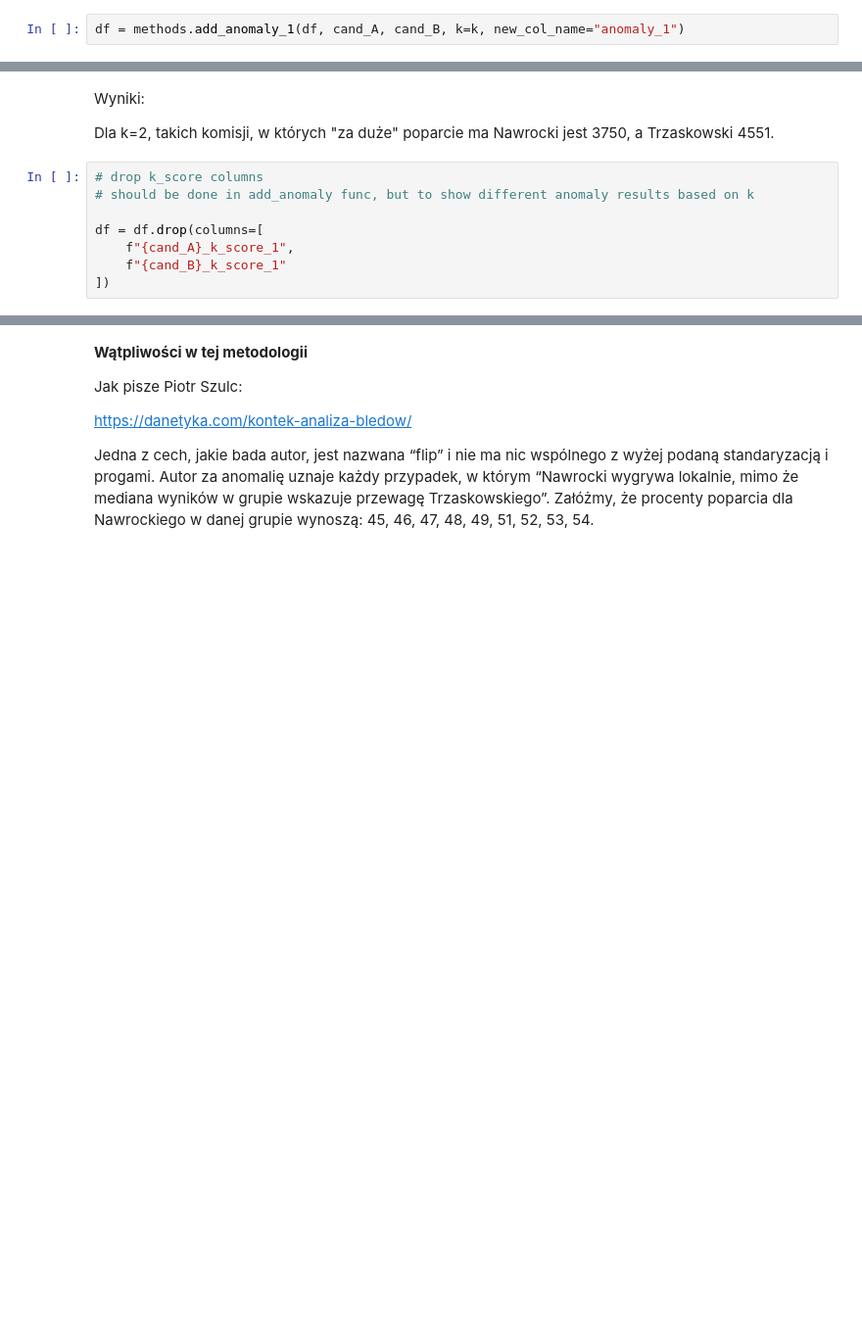
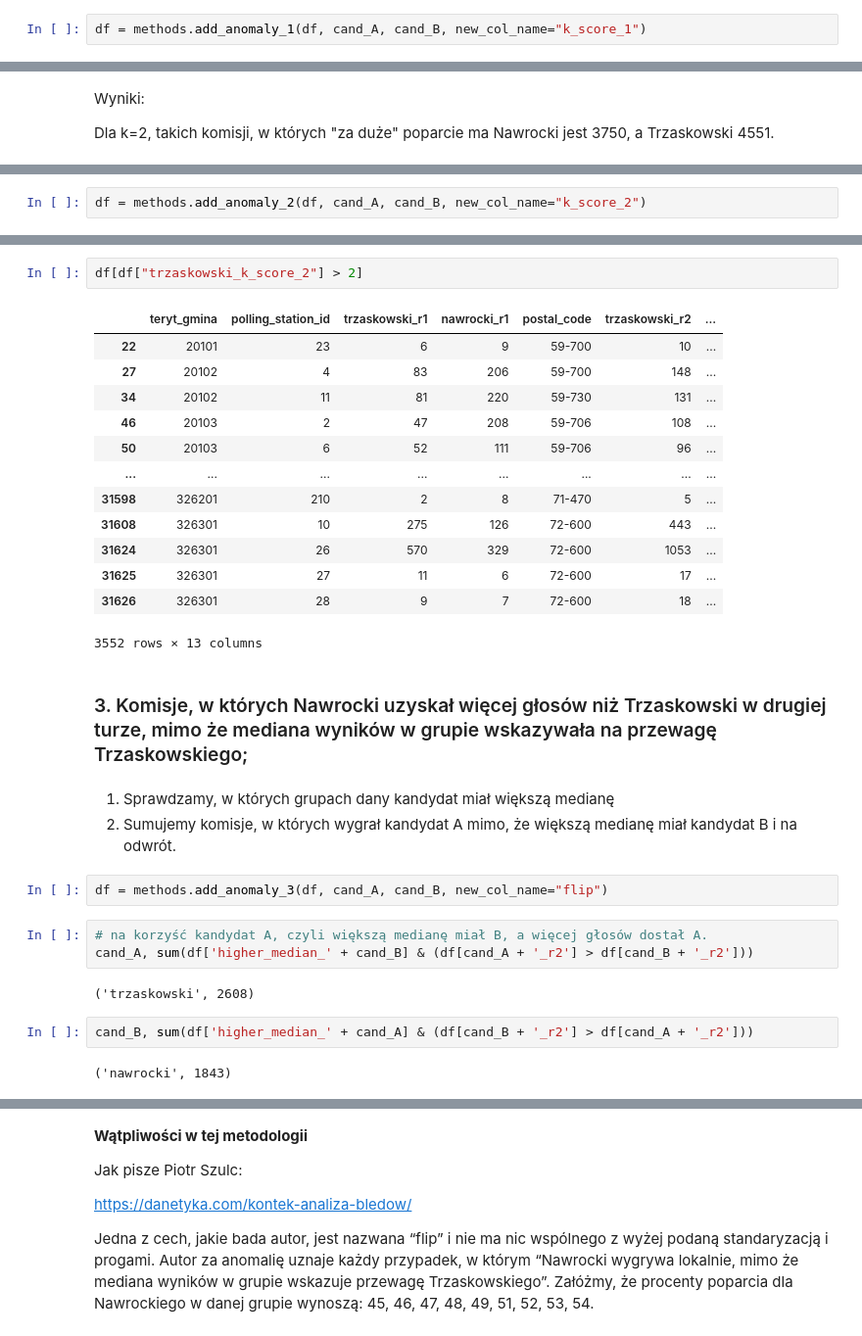
Before and after one commit to ijaniszewski/electoral-anomalies, a Jupyter notebook: kontek.ipynb, the cells around one changed output, grey strips where cells are left out. Shown at 98% size. Drawn from its saved outputs; the diff is of its cells as text; blank space fills up the shorter version.

```diff
--- a/kontek.ipynb
+++ b/kontek.ipynb
@@ -168,5 +165,5 @@ k = 2
 # %%
-df = methods.add_anomaly_1(df, cand_A, cand_B, k=k, new_col_name="anomaly_1")
+df = methods.add_anomaly_1(df, cand_A, cand_B, new_col_name="k_score_1")
 # %%
 methods.check_k_thresholds(df, cand_A, cand_B, "_k_score_1")
 # %% [output]
@@ -186,11 +183,3 @@ nawrocki: 2015
 Wyniki:
 
 Dla k=2, takich komisji, w których "za duże" poparcie ma Nawrocki jest 3750, a Trzaskowski 4551.
-# %%
-# drop k_score columns
-# should be done in add_anomaly func, but to show different anomaly results based on k
-
-df = df.drop(columns=[
-    f"{cand_A}_k_score_1",
-    f"{cand_B}_k_score_1"
-])
@@ -196,0 +196,2 @@ df = df.drop(columns=[
+# %%
+df = methods.add_anomaly_2(df, cand_A, cand_B, new_col_name="k_score_2")
@@ -196,0 +213,32 @@ df = df.drop(columns=[
+# %%
+df[df["trzaskowski_k_score_2"] > 2]
+# %% [output]
+|  | teryt_gmina | polling_station_id | trzaskowski_r1 | nawrocki_r1 | postal_code | trzaskowski_r2 | ... |
+| 22 | 20101 | 23 | 6 | 9 | 59-700 | 10 | ... |
+| 27 | 20102 | 4 | 83 | 206 | 59-700 | 148 | ... |
+| 34 | 20102 | 11 | 81 | 220 | 59-730 | 131 | ... |
+| 46 | 20103 | 2 | 47 | 208 | 59-706 | 108 | ... |
+| 50 | 20103 | 6 | 52 | 111 | 59-706 | 96 | ... |
+| ... | ... | ... | ... | ... | ... | ... | ... |
+| 31598 | 326201 | 210 | 2 | 8 | 71-470 | 5 | ... |
+| 31608 | 326301 | 10 | 275 | 126 | 72-600 | 443 | ... |
+| 31624 | 326301 | 26 | 570 | 329 | 72-600 | 1053 | ... |
+| 31625 | 326301 | 27 | 11 | 6 | 72-600 | 17 | ... |
+| 31626 | 326301 | 28 | 9 | 7 | 72-600 | 18 | ... |
+3552 rows × 13 columns
+# %% [markdown]
+### 3. Komisje, w których Nawrocki uzyskał więcej głosów niż Trzaskowski w drugiej turze, mimo że mediana wyników w grupie wskazywała na przewagę Trzaskowskiego;
+# %% [markdown]
+  1. Sprawdzamy, w których grupach dany kandydat miał większą medianę
+  2. Sumujemy komisje, w których wygrał kandydat A mimo, że większą medianę miał kandydat B i na odwrót.
+# %%
+df = methods.add_anomaly_3(df, cand_A, cand_B, new_col_name="flip")
+# %%
+# na korzyść kandydat A, czyli większą medianę miał B, a więcej głosów dostał A.
+cand_A, sum(df['higher_median_' + cand_B] & (df[cand_A + '_r2'] > df[cand_B + '_r2']))
+# %% [output]
+('trzaskowski', 2608)
+# %%
+cand_B, sum(df['higher_median_' + cand_A] & (df[cand_B + '_r2'] > df[cand_A + '_r2']))
+# %% [output]
+('nawrocki', 1843)
```
Also changed, not shown: parts of 48 cells of this notebook, 4 other files.
